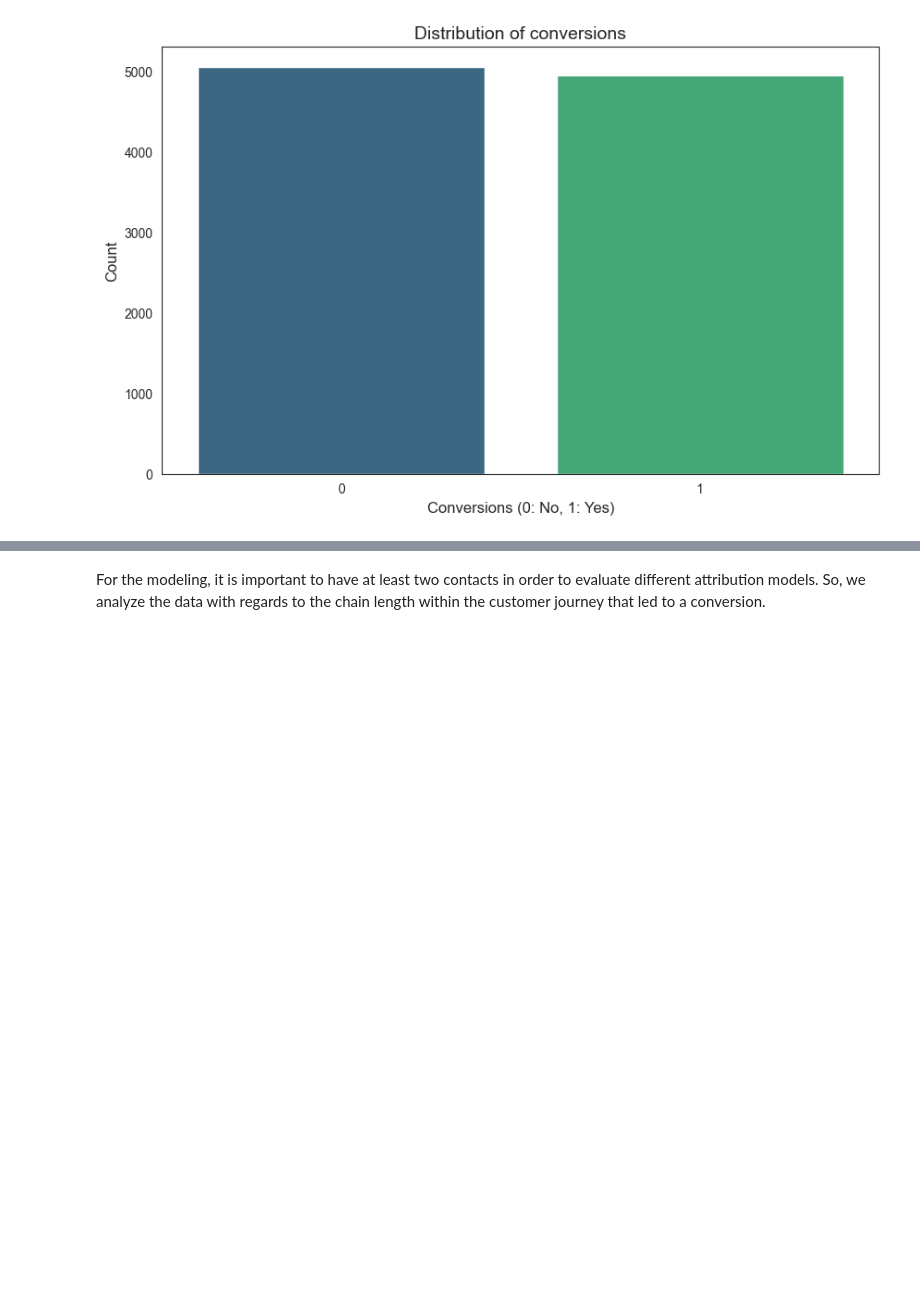
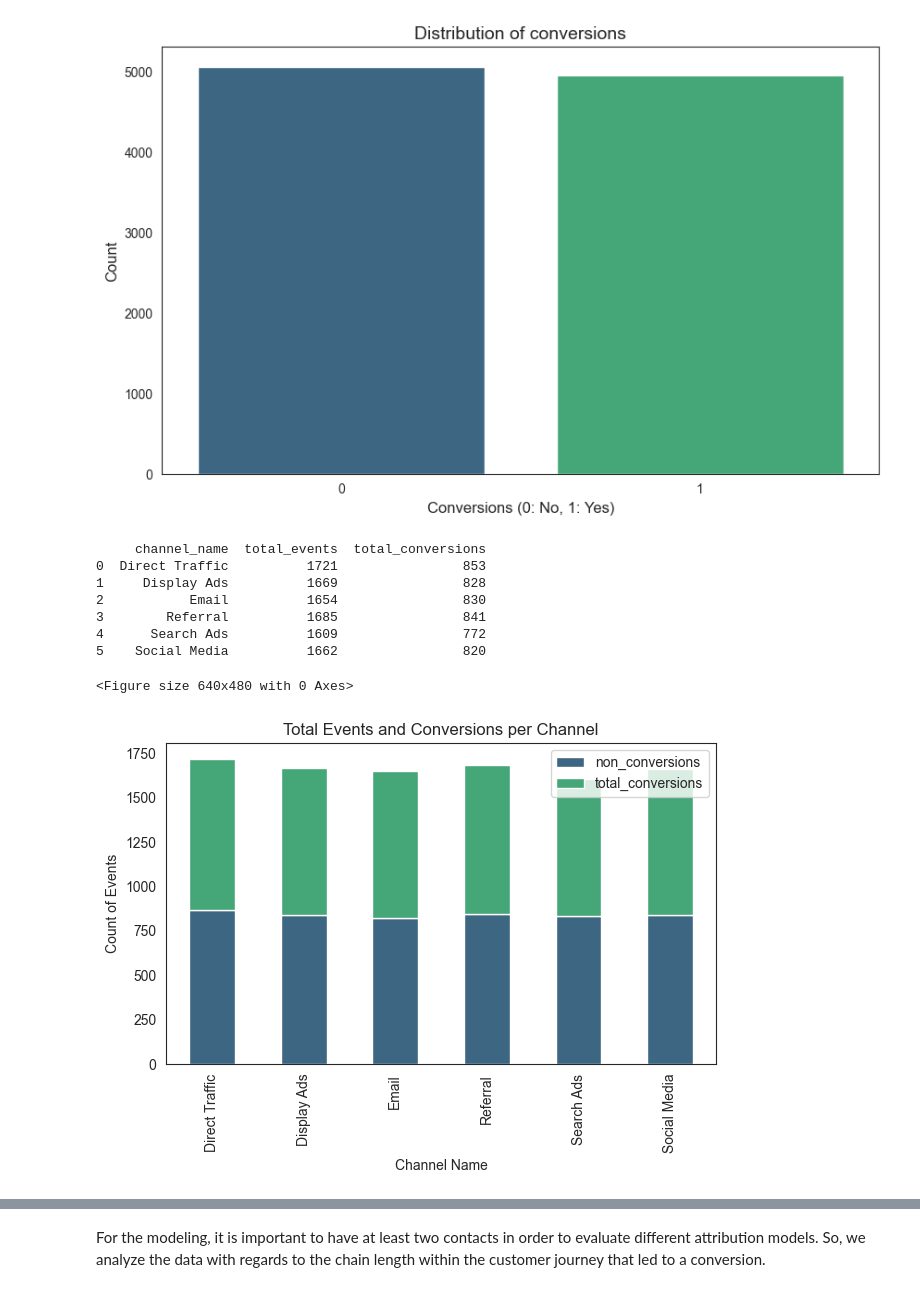
Before and after one commit to MaJo632/attribution-modeling, a Jupyter notebook: notebooks/01_eda_multitouch.ipynb, the cells around one changed output, grey strips where cells are left out. Cells and saved outputs as stored; diff of their text form; code cells hidden in the pictures; blank space fills up the shorter version.

```diff
--- a/notebooks/01_eda_multitouch.ipynb
+++ b/notebooks/01_eda_multitouch.ipynb
@@ -107,3 +110,35 @@ plt.ylabel("Count", fontsize=12)
 plt.show()
 # %% [output]
 [figure]
+# %%
+# Distribution of channels
+channel_stats = df.groupby('channel_name').agg(
+    total_events=('conversion', 'size'),
+    total_conversions=('conversion', 'sum')
+).reset_index()
+print(channel_stats)
+
+channel_stats['non_conversions'] = channel_stats['total_events'] - channel_stats['total_conversions']
+channel_stats.set_index('channel_name', inplace=True)
+
+plt.figure()
+channel_stats[['non_conversions', 'total_conversions']].plot(
+    kind='bar',
+    stacked=True,
+    color=['#3c6682', '#45a778']
+)
+plt.xlabel('Channel Name')
+plt.ylabel('Count of Events')
+plt.title('Total Events and Conversions per Channel')
+plt.tight_layout()
+plt.show()
+# %% [output]
+     channel_name  total_events  total_conversions
+0  Direct Traffic          1721                853
+1     Display Ads          1669                828
+2           Email          1654                830
+3        Referral          1685                841
+4      Search Ads          1609                772
+5    Social Media          1662                820
+<Figure size 640x480 with 0 Axes>
+[figure, added]
```
Also changed, not shown: parts of 7 cells of this notebook, 2 other files.
